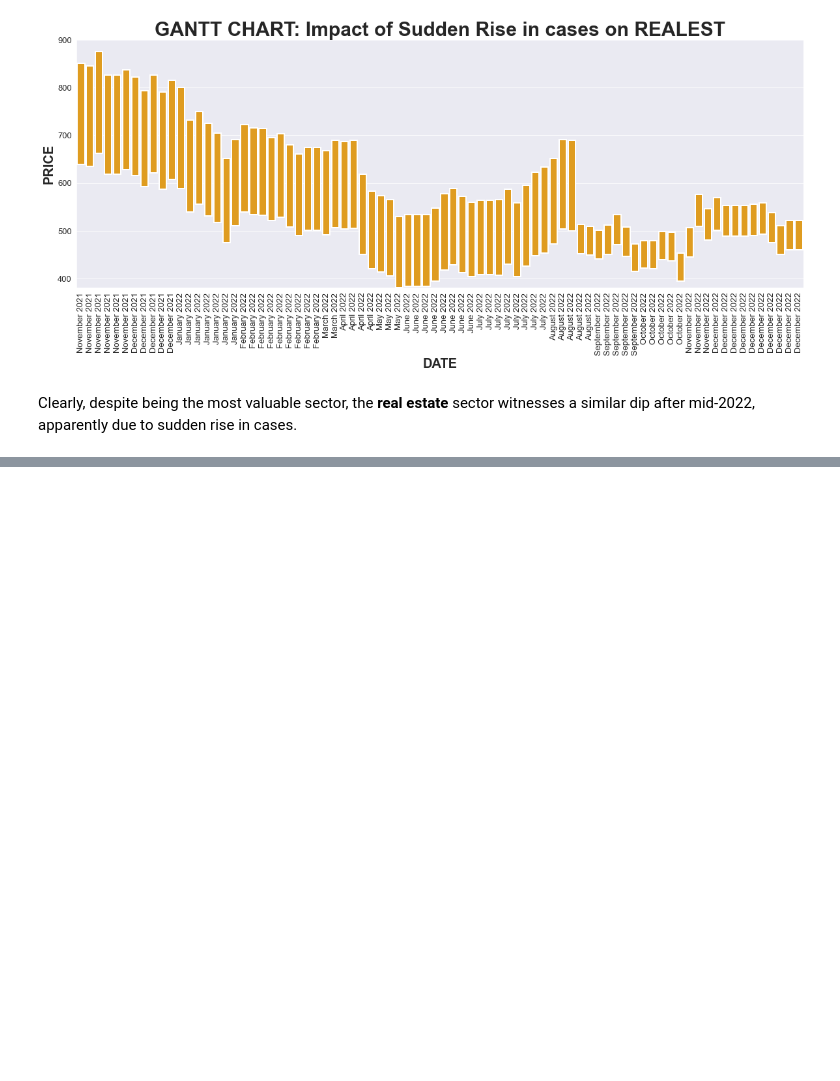
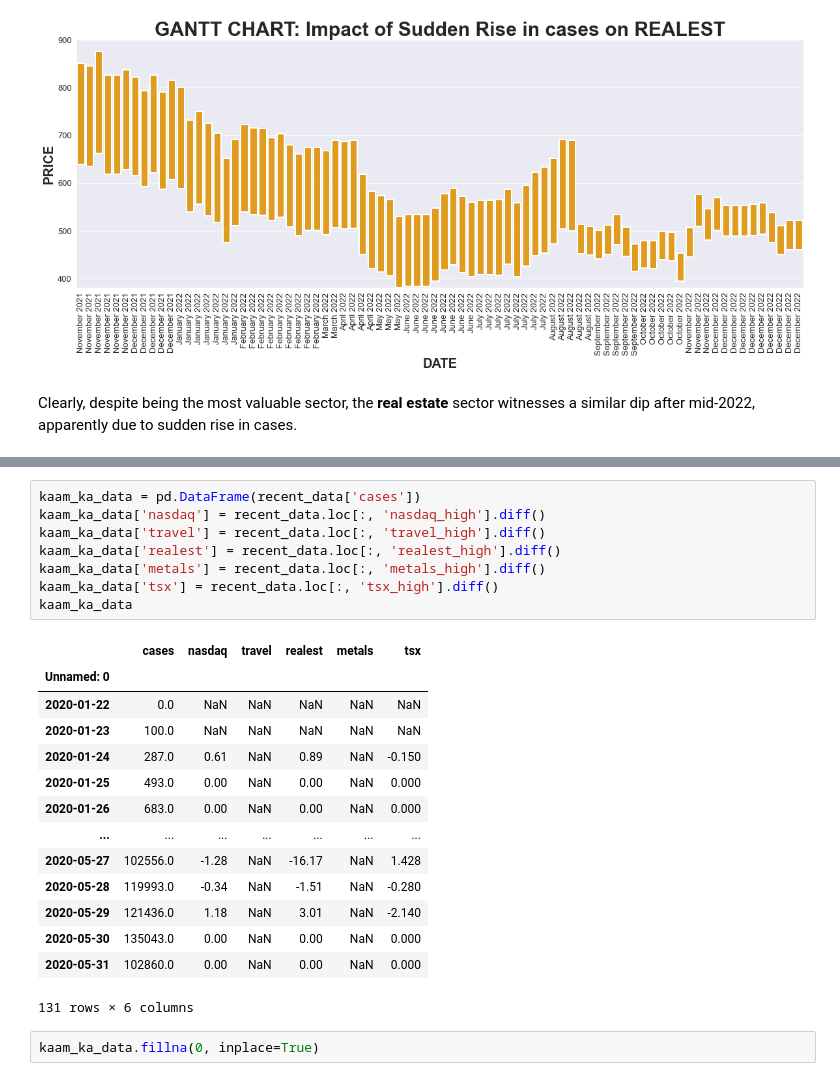
Before and after one commit to ryuukkk/python-project, a Jupyter notebook: main.ipynb, the cells around one changed output, grey strips where cells are left out. Cells and saved outputs as stored; diff of their text form; blank space fills up the shorter version.

```diff
--- a/main.ipynb
+++ b/main.ipynb
@@ -326,0 +345,25 @@ Clearly, despite being the most valuable sector, the **real estate** sector witn
+# %%
+kaam_ka_data = pd.DataFrame(recent_data['cases'])
+kaam_ka_data['nasdaq'] = recent_data.loc[:, 'nasdaq_high'].diff()
+kaam_ka_data['travel'] = recent_data.loc[:, 'travel_high'].diff()
+kaam_ka_data['realest'] = recent_data.loc[:, 'realest_high'].diff()
+kaam_ka_data['metals'] = recent_data.loc[:, 'metals_high'].diff()
+kaam_ka_data['tsx'] = recent_data.loc[:, 'tsx_high'].diff()
+kaam_ka_data
+# %% [output]
+|  | cases | nasdaq | travel | realest | metals | tsx |
+| Unnamed: 0 |  |  |  |  |  |  |
+| 2020-01-22 | 0.0 | NaN | NaN | NaN | NaN | NaN |
+| 2020-01-23 | 100.0 | NaN | NaN | NaN | NaN | NaN |
+| 2020-01-24 | 287.0 | 0.61 | NaN | 0.89 | NaN | -0.150 |
+| 2020-01-25 | 493.0 | 0.00 | NaN | 0.00 | NaN | 0.000 |
+| 2020-01-26 | 683.0 | 0.00 | NaN | 0.00 | NaN | 0.000 |
+| ... | ... | ... | ... | ... | ... | ... |
+| 2020-05-27 | 102556.0 | -1.28 | NaN | -16.17 | NaN | 1.428 |
+| 2020-05-28 | 119993.0 | -0.34 | NaN | -1.51 | NaN | -0.280 |
+| 2020-05-29 | 121436.0 | 1.18 | NaN | 3.01 | NaN | -2.140 |
+| 2020-05-30 | 135043.0 | 0.00 | NaN | 0.00 | NaN | 0.000 |
+| 2020-05-31 | 102860.0 | 0.00 | NaN | 0.00 | NaN | 0.000 |
+131 rows × 6 columns
+# %%
+kaam_ka_data.fillna(0, inplace=True)
```
Also changed, not shown: parts of 3 cells of this notebook, 1 other file.
